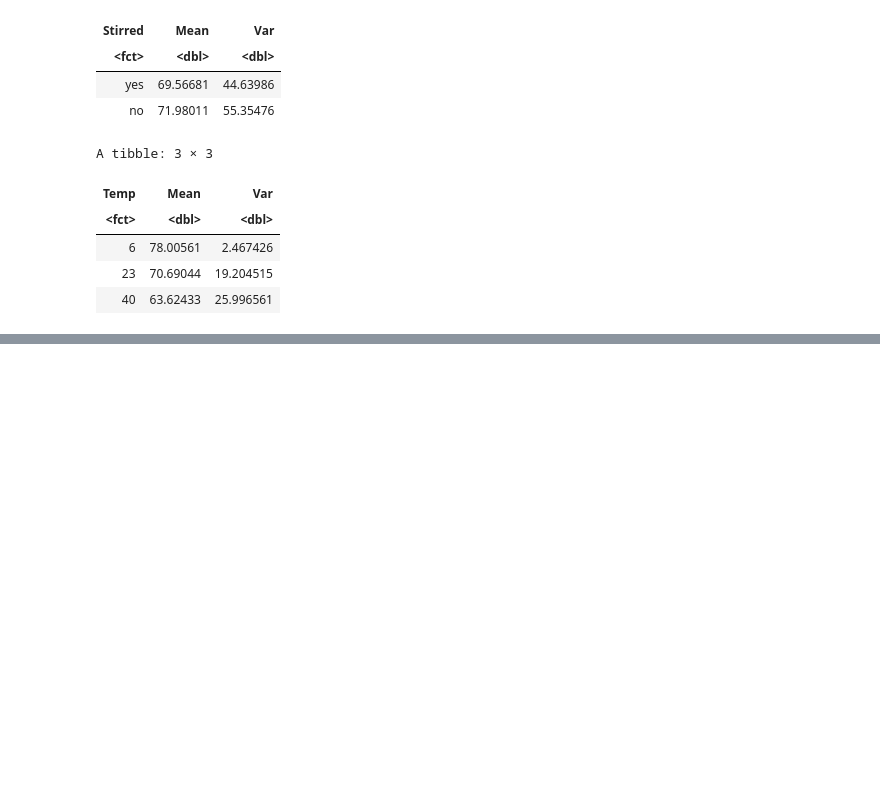
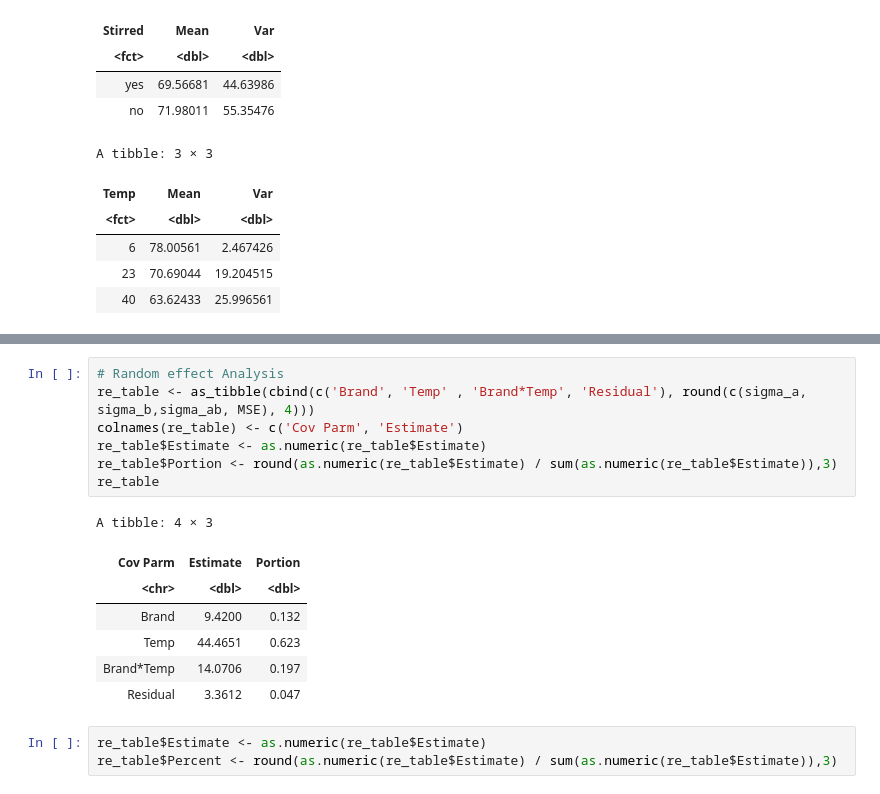
Before and after one commit to hkopanski/ST_518_Project, a Jupyter notebook: mixed_effect_SASlike.ipynb, the cells around one changed output, grey strips where cells are left out. Cells and saved outputs as stored; diff of their text form; blank space fills up the shorter version.

```diff
--- a/mixed_effect_SASlike.ipynb
+++ b/mixed_effect_SASlike.ipynb
@@ -397,0 +447,18 @@ A tibble: 3 × 3
+# %%
+# Random effect Analysis
+re_table <- as_tibble(cbind(c('Brand', 'Temp' , 'Brand*Temp', 'Residual'), round(c(sigma_a, sigma_b,sigma_ab, MSE), 4)))
+colnames(re_table) <- c('Cov Parm', 'Estimate')
+re_table$Estimate <- as.numeric(re_table$Estimate)
+re_table$Portion <- round(as.numeric(re_table$Estimate) / sum(as.numeric(re_table$Estimate)),3)
+re_table
+# %% [output]
+A tibble: 4 × 3
+| Cov Parm | Estimate | Portion |
+| <chr> | <dbl> | <dbl> |
+| Brand | 9.4200 | 0.132 |
+| Temp | 44.4651 | 0.623 |
+| Brand*Temp | 14.0706 | 0.197 |
+| Residual | 3.3612 | 0.047 |
+# %%
+re_table$Estimate <- as.numeric(re_table$Estimate)
+re_table$Percent <- round(as.numeric(re_table$Estimate) / sum(as.numeric(re_table$Estimate)),3)
```
Also changed, not shown: parts of 8 cells of this notebook, 4 other files.
